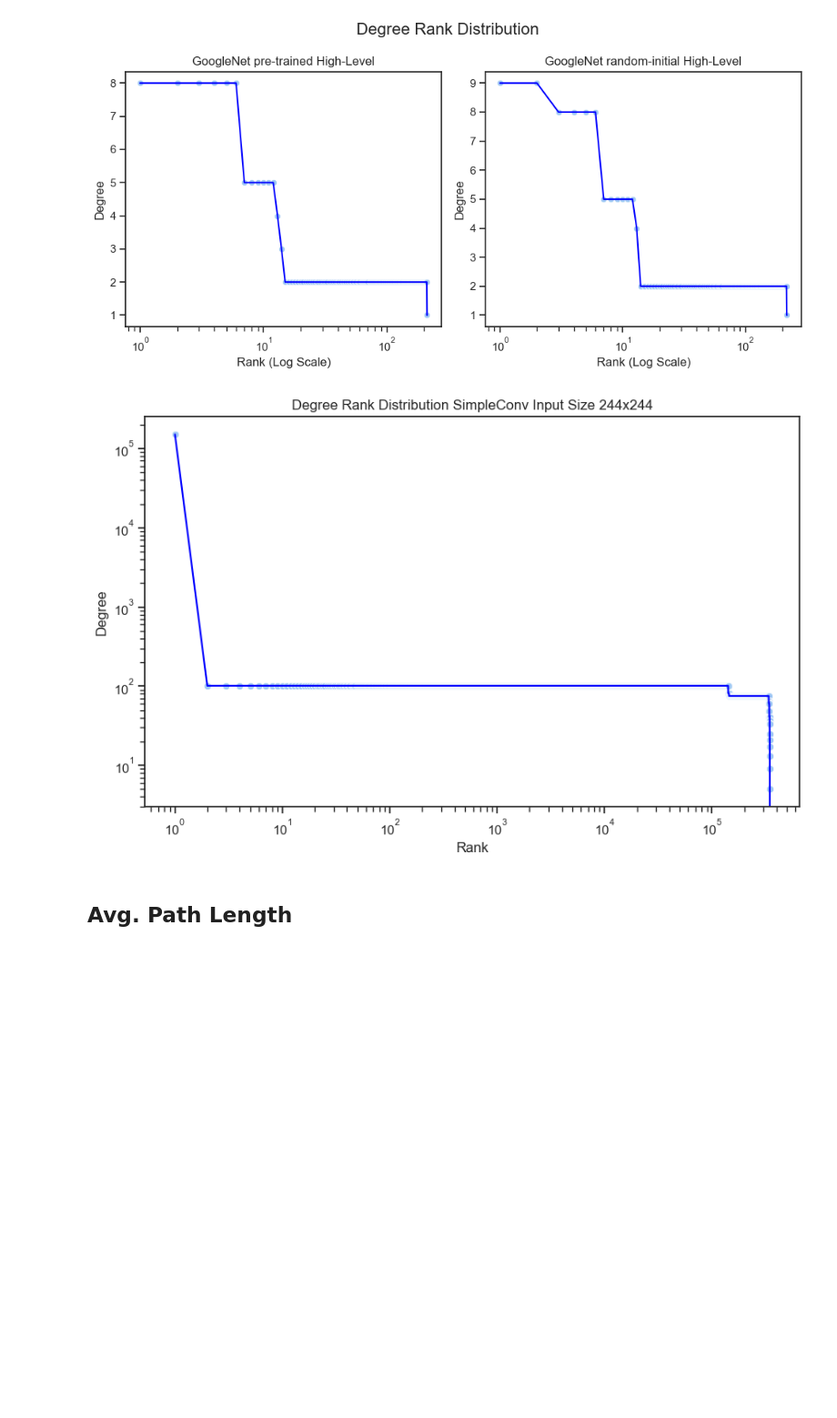
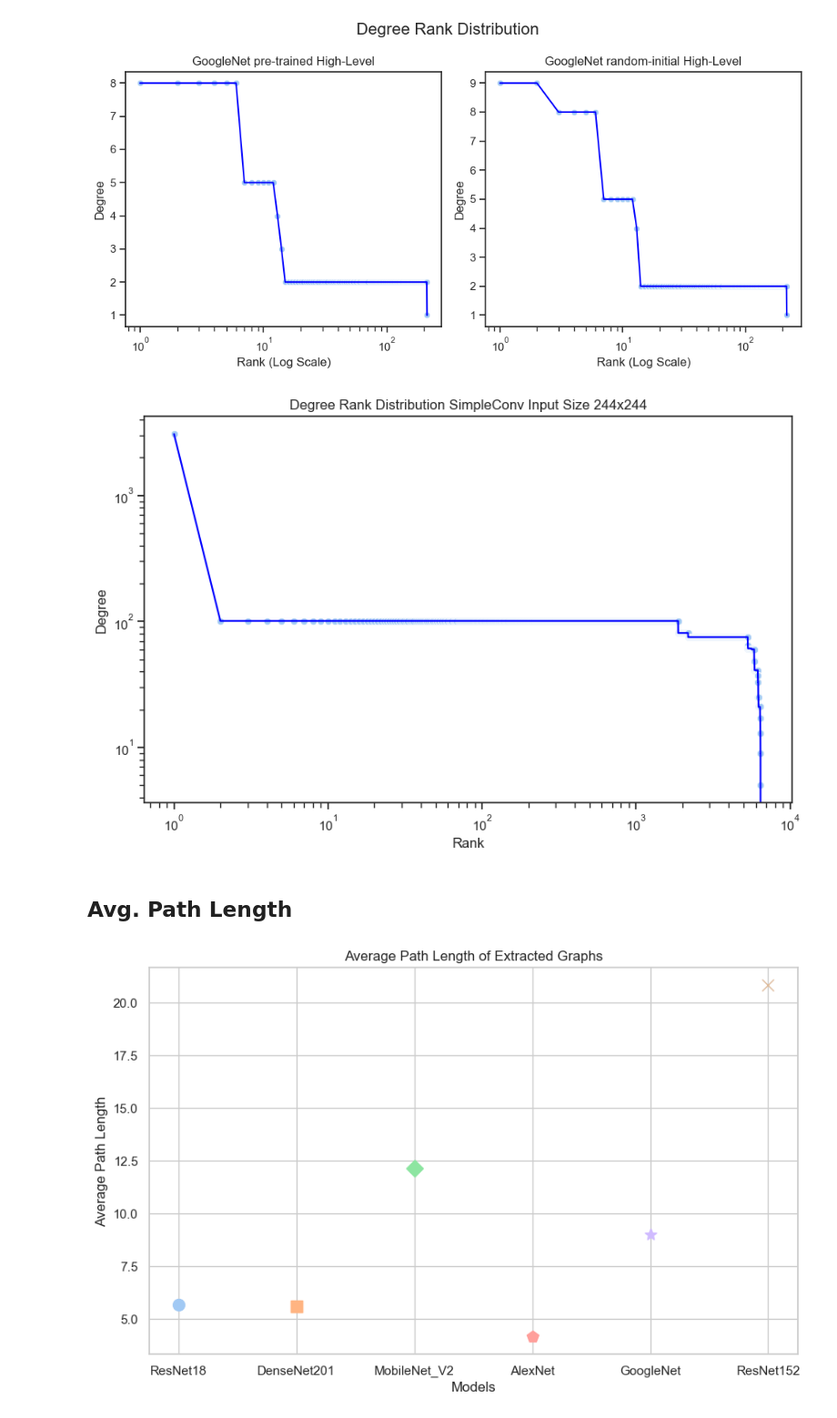
Before and after one commit to EricWe96/deepstruct, a Jupyter notebook: visualize_stats.ipynb, the cells around one changed output. Shown at 91% size. Cells and saved outputs as stored; diff of their text form; code cells hidden in the pictures; blank space fills up the shorter version.

Commit message:
update avg path len

```diff
--- a/visualize_stats.ipynb
+++ b/visualize_stats.ipynb
@@ -170,11 +1,3 @@ print(graphs[0])
-# %%
-import pandas as pd
-import seaborn as sns
-import matplotlib.pyplot as plt
-
-df = pd.read_csv('graph_stats/SimpleResNet_high_level.csv')
-sns.boxplot(x='Model', y='Elapsed Time in sec', data=df)
-plt.show()
 # %% [markdown]
 # First Experiment
 # %%
@@ -454,6 +225,9 @@ import matplotlib.pyplot as plt
 import networkx as nx
 import numpy as np
 
+graph_low_level = get_model_graph_stats(simple_conv, input_tensor, 1, 'SimpleConv', 'degreerank_experiment_low_level',
+                      low_level_module_maps={torch.nn.Linear: Linear2LayerMapper(-1),
+                                             torch.nn.Conv2d: Conv2LayerMapper(-1)})[0]
 
 degrees = [degree for node, degree in graph_low_level.degree()]
 sorted_degrees = sorted(degrees, reverse=True)
@@ -472,6 +246,44 @@ plt.xlabel('Rank')
 plt.ylabel('Degree')
 plt.show()
 # %% [output]
-[figure, old version]
+[figure, new version]
 # %% [markdown]
 ## Avg. Path Length
+# %%
+import pandas as pd
+import torchvision
+from deepstruct.model_graph_stats import get_model_graph_stats
+import networkx
+
+input_tensor = torch.rand(1, 3, 224, 224)
+
+models = [torchvision.models.resnet18(True),
+          torchvision.models.densenet201(True),
+          torchvision.models.mobilenet_v2(True),
+          torchvision.models.alexnet(True),
+          torchvision.models.googlenet(True),
+          torchvision.models.resnet152(True)]
+
+names = ['ResNet18', 'DenseNet201', 'MobileNet_V2', 'AlexNet', 'GoogleNet', 'ResNet152']
+df = pd.DataFrame(columns=['ModelName', 'AvgPathLength'])
+for model, name in zip(models, names):
+    g = get_model_graph_stats(model, input_tensor, 1, name, 'Temp')[0]
+    df.loc[len(df.index)] = [name, nx.average_shortest_path_length(g)]
+# %%
+import seaborn as sns
+import matplotlib.pyplot as plt
+
+markers = ['o', 's', 'D', 'p', '*', 'x']
+plt.figure(figsize=(10, 6))
+sns.set_style("whitegrid")
+for i, row in df.iterrows():
+    plt.plot(row['ModelName'], row['AvgPathLength'], marker=markers[i], markersize=10, label=row['ModelName'])
+
+# plt.legend(title='ModelName')
+plt.title('Average Path Length of Extracted Graphs')
+plt.xlabel('Models')
+plt.ylabel('Average Path Length')
+
+plt.show()
+# %% [output]
+[figure, added]
```
Also changed, not shown: parts of 21 cells of this notebook, 5 other files.
